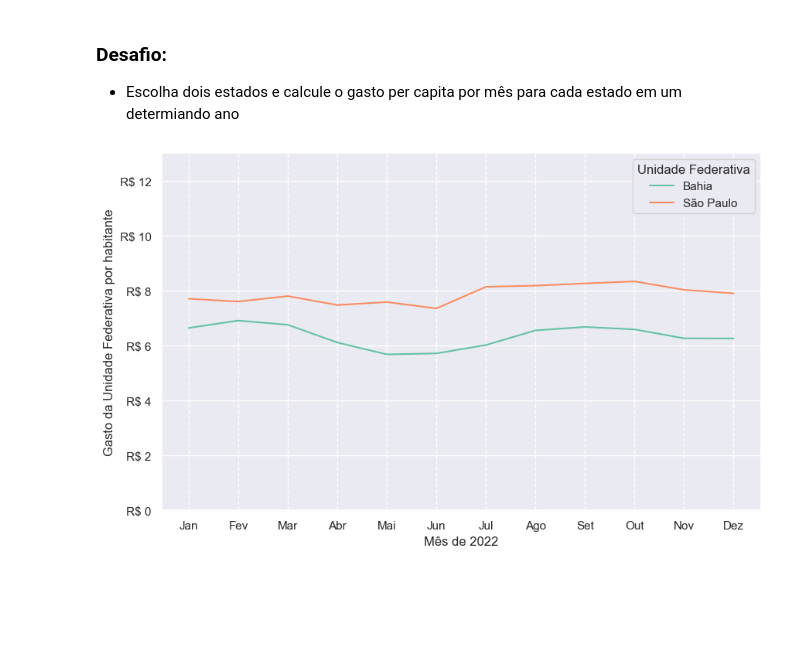
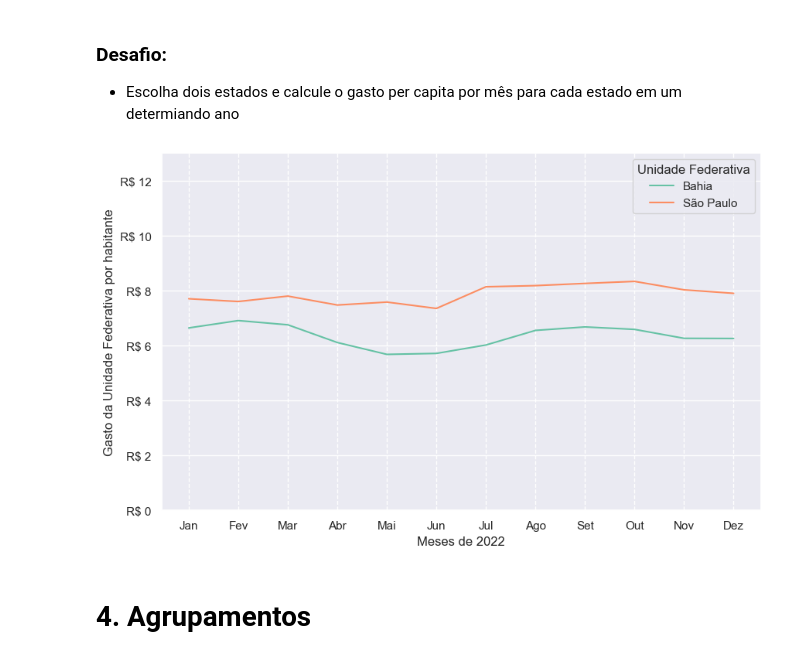
Before and after one commit to z-fab/postech-data-analytics, a Jupyter notebook: f1-data-analysis/m2-visualizacao-dados/producao_hospitalar_v2.ipynb, the cells around one changed output. Cells and saved outputs as stored; diff of their text form; code cells hidden in the pictures; blank space fills up the shorter version.

```diff
--- a/f1-data-analysis/m2-visualizacao-dados/producao_hospitalar_v2.ipynb
+++ b/f1-data-analysis/m2-visualizacao-dados/producao_hospitalar_v2.ipynb
@@ -700,41 +702,40 @@ df_aux = df2.select(
 df_aux = (df_aux.filter(
         ((pl.col('uf') == 'São Paulo') | (pl.col('uf') == 'Bahia')) &
         (pl.col('ano') == 2022)
-    ).select(
-        pl.col(['uf', 'mes', 'ano']),
-        pl.col('valor_per_capita')
     )
 )
 
 #plotando o gráfico de linhas
 plt.figure(figsize=(10, 6))
 ax = sns.lineplot(
     data = df_aux,
     y = 'valor_per_capita',
     x= 'mes',
     hue='uf',
     palette='Set2'
 )
 
 #Ajustando e renomeando ticks eixo X
 labels_mes = ['Jan', 'Fev', 'Mar', 'Abr', 'Mai', 'Jun', 'Jul', 'Ago', 'Set', 'Out', 'Nov', 'Dez']
 ax.xaxis.set_major_locator(ticker.FixedLocator(range(1, 13)))
 ax.set_xticklabels(labels_mes)
 plt.grid(axis='x', linestyle='--', which='major')
 
 
 #Definindo limite do eixo y
 y_max = (
     round(
             df_aux['valor_per_capita'].max()
         )+5
     )
 plt.ylim(0, y_max)
 ax.yaxis.set_major_formatter(ticker.StrMethodFormatter('R$ {x:,.0f}'))
 
 #Alterando Labels dos eixos
-ax.set_xlabel('Mês de 2022')
+ax.set_xlabel('Meses de 2022')
 ax.set_ylabel('Gasto da Unidade Federativa por habitante')
 ax.legend(loc='best', title='Unidade Federativa');
 # %% [output]
-[figure, old version]
+[figure, new version]
+# %% [markdown]
+# 4. Agrupamentos
```
Also changed, not shown: parts of 22 cells of this notebook.
